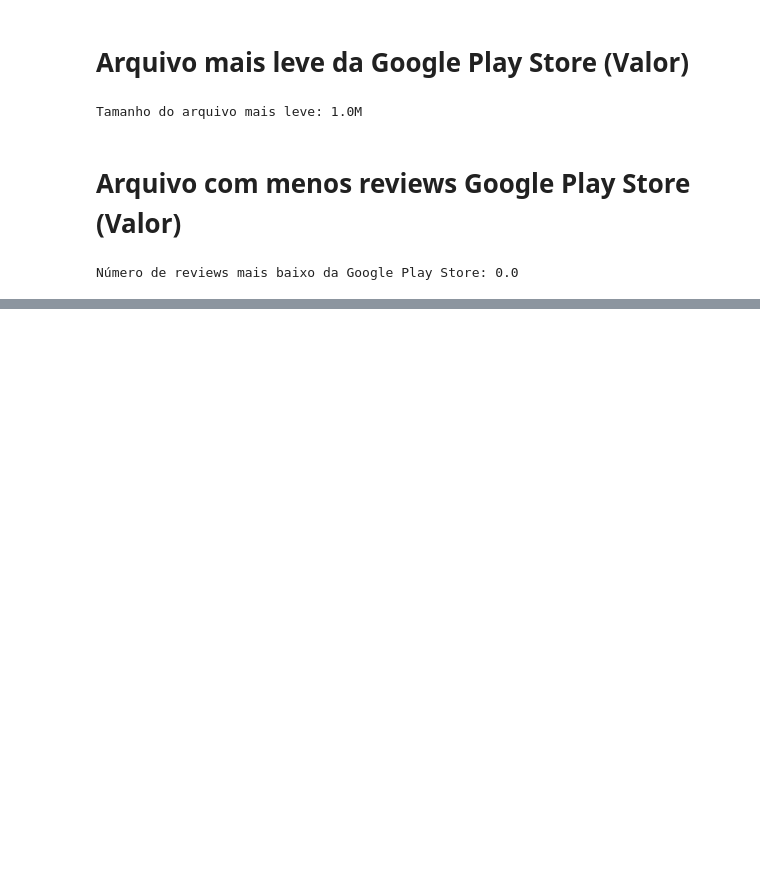
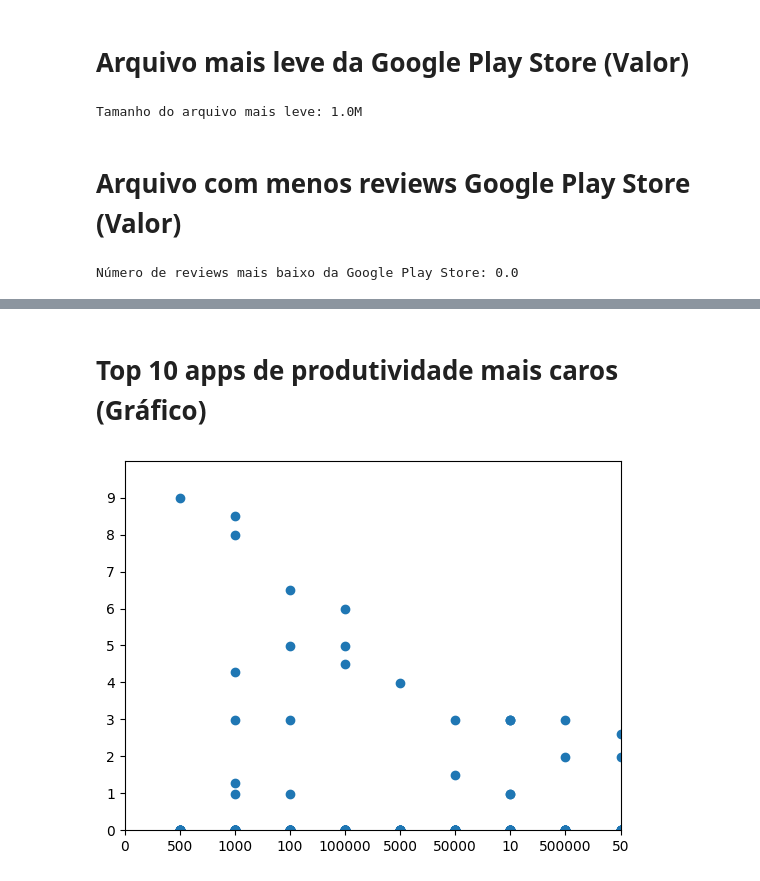
Before and after one commit to LeonardoMOH/PB-COMPASS_UOL-LEONARDO_OHAMA, a Jupyter notebook: Sprint 3/Desafio/Script Python.ipynb, the cells around one changed output, grey strips where cells are left out. Drawn from its saved outputs; the diff is of its cells as text; code cells hidden in the pictures; blank space fills up the shorter version.

```diff
--- a/Sprint 3/Desafio/Script Python.ipynb
+++ b/Sprint 3/Desafio/Script Python.ipynb
@@ -172,0 +208,35 @@ Número de reviews mais baixo da Google Play Store: 0.0
+# %% [markdown]
+# Top 10 apps de produtividade mais caros (Gráfico)
+# %%
+import pandas as pd
+import matplotlib.pyplot as plt
+import numpy as np
+
+arquivo_novo = "novo_googleplaystore.csv"
+
+df = pd.read_csv(arquivo_novo, sep = ",")
+
+df['Price'] = df['Price'].str.replace('$', '')
+
+df['Price'] = pd.to_numeric(df['Price'], errors='coerce')
+
+df_productivity = df[df['Category'] == 'PRODUCTIVITY']
+
+df = df_productivity.sort_values(by = 'Price', ascending = False)
+
+df.head(10)
+
+price = df['Price']
+
+installs = df['Installs'].str.replace('+', '').str.replace(',', '')
+
+fig, ax = plt.subplots()
+
+ax.scatter(installs, price)
+
+ax.set(xlim=(0, 0.5), xticks=np.arange(0, 10),
+       ylim=(0, 10), yticks=np.arange(0, 10))
+
+plt.show()
+# %% [output]
+[figure, added]
```
Also changed, not shown: parts of 3 cells of this notebook, 6 other files.
